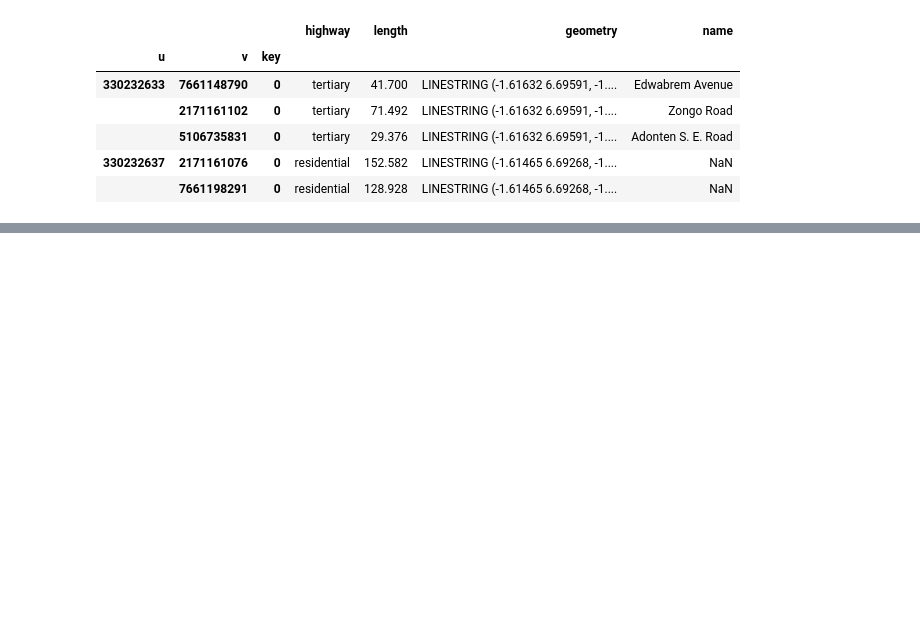
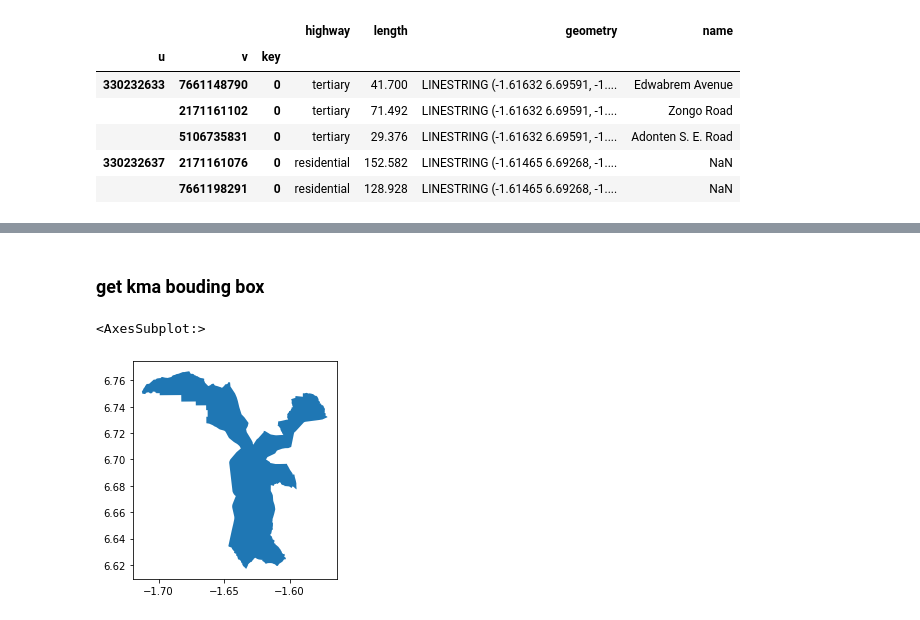
Before and after one commit to Joe-Degs/AutoGIS, a Jupyter notebook: lesson6/retrieving_osm_data_kma.ipynb, the cells around one changed output, grey strips where cells are left out. Drawn from its saved outputs; the diff is of its cells as text; code cells hidden in the pictures; blank space fills up the shorter version.

```diff
--- a/lesson6/retrieving_osm_data_kma.ipynb
+++ b/lesson6/retrieving_osm_data_kma.ipynb
@@ -54,0 +200,8 @@ kma_roads.head()
+# %% [markdown]
+### get kma bouding box
+# %%
+area = ox.geocode_to_gdf(place)
+area.plot()
+# %% [output]
+<AxesSubplot:>
+[figure, added]
```
Also changed, not shown: parts of 17 cells of this notebook, 2 other files.
